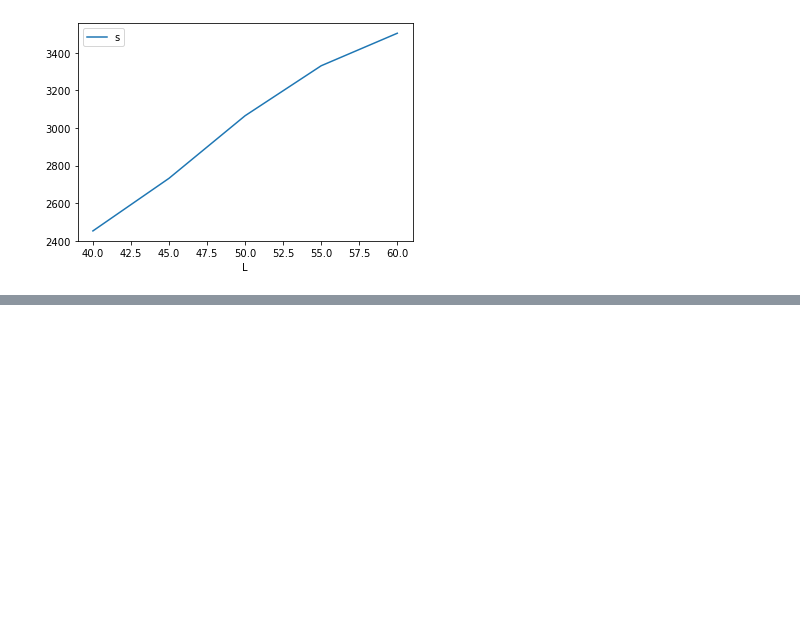
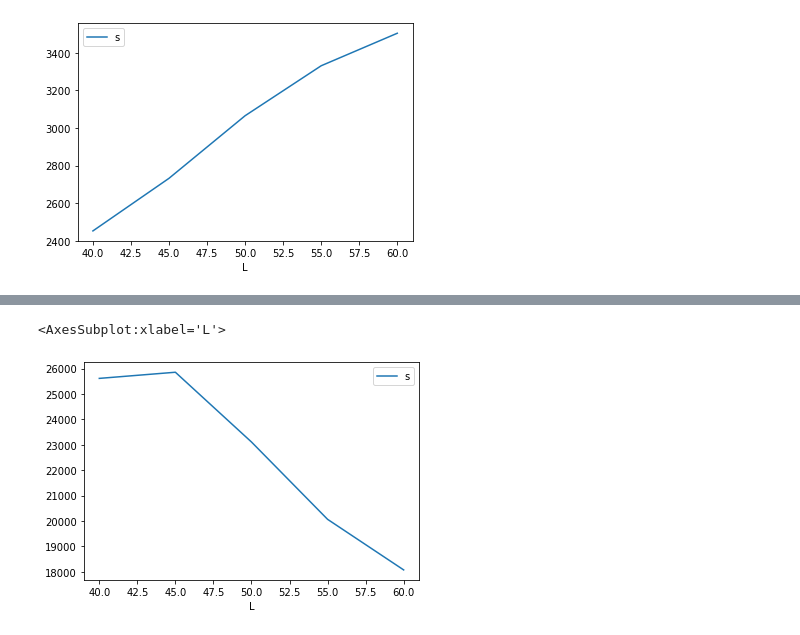
Before and after one commit to mindelly/diagrams2, a Jupyter notebook: time dependence/Зависимость от L.ipynb, the cells around one changed output, grey strips where cells are left out. Saved outputs shown, nothing was run; the diff lists cells and outputs as text; code cells hidden in the pictures; blank space fills up the shorter version.

```diff
--- a/time dependence/Зависимость от L.ipynb
+++ b/time dependence/Зависимость от L.ipynb
@@ -24,0 +77,12 @@ df[df.L>=40].plot(x = 'L', y = 's')
+# %%
+lst = []
+with open('W5_energies_time.txt') as f:
+    for i in f:
+        lst.append(int(i) for i in re.findall(r'\d+',i)[-4:])
+df_w5 = pd.DataFrame(lst)
+df_w5.columns = ['ms', 's', 'W', 'L']
+
+df_w5[df_w5.L>=40].plot(x = 'L', y = 's')
+# %% [output]
+<AxesSubplot:xlabel='L'>
+[figure, added]
```
Also changed, not shown: parts of 11 cells of this notebook, 4 other files.
